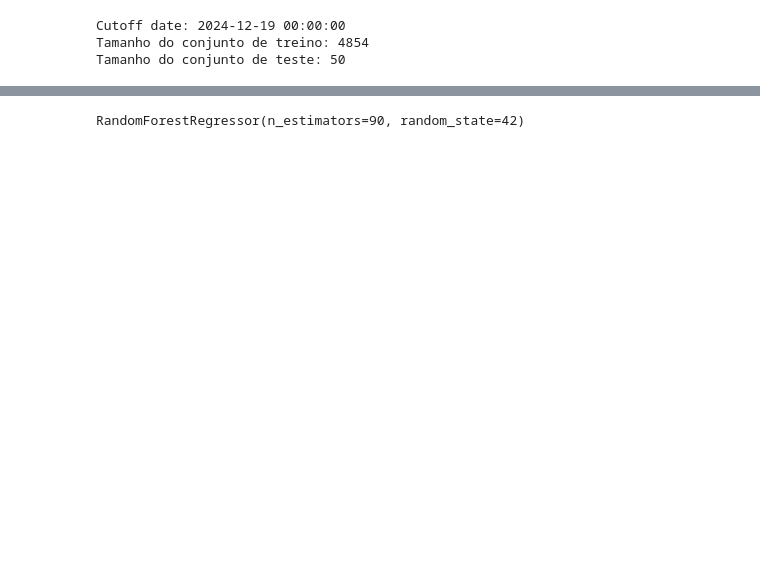
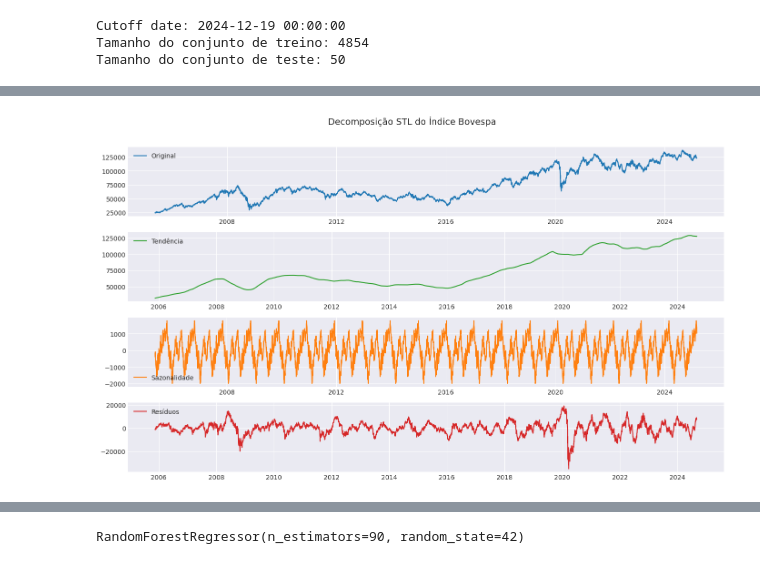
Before and after one commit to laribar/TechChallenge2, a Jupyter notebook: TechChallenge_2_R20.97.ipynb, the cells around one changed output, grey strips where cells are left out. Drawn from its saved outputs; the diff is of its cells as text; code cells hidden in the pictures; blank space fills up the shorter version.

```diff
--- a/TechChallenge_2_R20.97.ipynb
+++ b/TechChallenge_2_R20.97.ipynb
@@ -189,3 +213,27 @@ array([<Axes: xlabel='Date'>, <Axes: xlabel='Date'>,
+# %%
+# Plot da decomposição STL
+plt.figure(figsize=(14, 8))
+plt.subplot(4, 1, 1)
+plt.plot(df[('Close', '^BVSP')], label='Original', color='#1f77b4')
+plt.legend()
+
+plt.subplot(4, 1, 2)
+plt.plot(df[('trend', '^BVSP')], label='Tendência', color='#2ca02c')
+plt.legend()
+
+plt.subplot(4, 1, 3)
+plt.plot(df[('seasonal', '^BVSP')], label='Sazonalidade', color='#ff7f0e')
+plt.legend()
+
+plt.subplot(4, 1, 4)
+plt.plot(df[('residual', '^BVSP')], label='Resíduos', color='#d62728')
+plt.legend()
+
+plt.suptitle('Decomposição STL do Índice Bovespa', y=1.02, fontsize=14)
+plt.tight_layout()
+plt.show()
+# %% [output]
+[figure, added]
 # %%
 # 🔹 Definir X e y
 X = df.drop(columns=[('Close', '^BVSP')])  # Ajustado para multi-index
```
Also changed, not shown: parts of 18 cells of this notebook.
